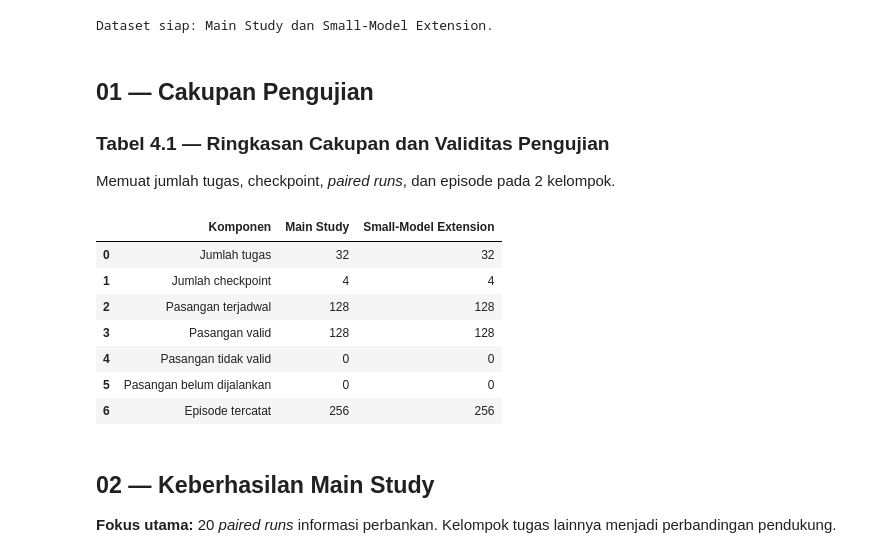
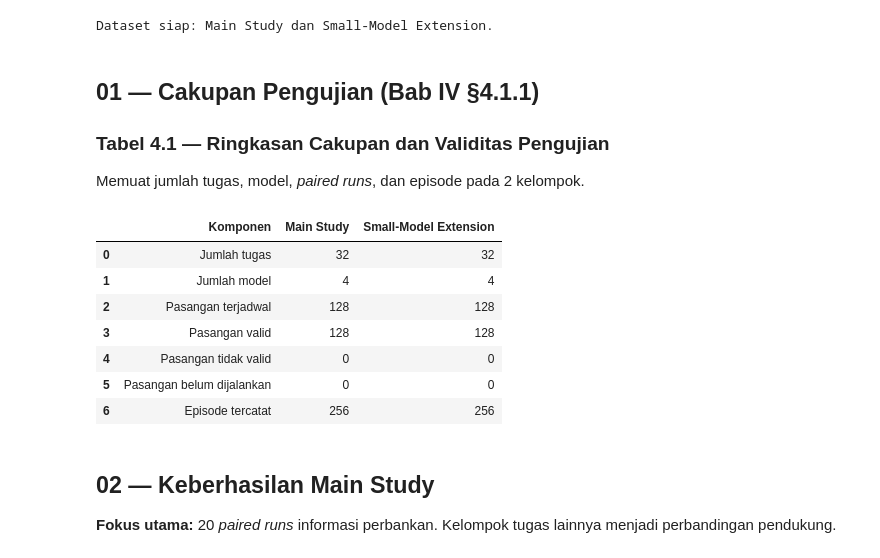
Before and after one commit to WincentCP/cua-constraint-agent, a Jupyter notebook: notebooks/main_analysis.ipynb, the cells around one changed output. Cells and saved outputs as stored; diff of their text form; code cells hidden in the pictures.

```diff
--- a/notebooks/main_analysis.ipynb
+++ b/notebooks/main_analysis.ipynb
@@ -373,11 +369,11 @@ print('Dataset siap: Main Study dan Small-Model Extension.')
 # %% [output]
 Dataset siap: Main Study dan Small-Model Extension.
 # %% [markdown]
-## 01 — Cakupan Pengujian
+## 01 — Cakupan Pengujian (Bab IV §4.1.1)
 
 ### Tabel 4.1 — Ringkasan Cakupan dan Validitas Pengujian
 
-Memuat jumlah tugas, checkpoint, *paired runs*, dan episode pada 2 kelompok.
+Memuat jumlah tugas, model, *paired runs*, dan episode pada 2 kelompok.
 # %%
 from decimal import Decimal, ROUND_HALF_UP
 
@@ -396,35 +392,35 @@ def tampil_tabel(frame, kolom_persen=(), kolom_selisih=(), kolom_desimal=()):
     for kolom in kolom_persen:
         tampilan[kolom] = tampilan[kolom].map(format_persen)
     for kolom in kolom_selisih:
         tampilan[kolom] = tampilan[kolom].map(lambda x: format_persen(x, tanda=True))
     for kolom in kolom_desimal:
         tampilan[kolom] = tampilan[kolom].map(lambda x: f'{Decimal(str(float(x))).quantize(Decimal("0.01"), rounding=ROUND_HALF_UP):+.2f}'.replace('.', ',') if pd.notna(x) else '—')
     display(tampilan.reset_index(drop=True))
 
 
 def simpan_tabel_utama(nama, frame):
     if 'TABEL_UTAMA' not in globals():
         globals()['TABEL_UTAMA'] = {}
     TABEL_UTAMA[nama] = frame.copy()
 
 jumlah_tugas_main = main['valid'].task_id.nunique()
 jumlah_tugas_small = small['valid'].task_id.nunique()
 data_41 = [
     ('Jumlah tugas', jumlah_tugas_main, jumlah_tugas_small),
-    ('Jumlah checkpoint', main['valid'].model_label.nunique(), small['valid'].model_label.nunique()),
+    ('Jumlah model', main['valid'].model_label.nunique(), small['valid'].model_label.nunique()),
     ('Pasangan terjadwal', main['counts']['planned_pairs'], small['counts']['planned_pairs']),
     ('Pasangan valid', main['counts']['valid_pairs'], small['counts']['valid_pairs']),
     ('Pasangan tidak valid', main['counts']['invalid_pairs'], small['counts']['invalid_pairs']),
     ('Pasangan belum dijalankan', main['counts']['not_started_pairs'], small['counts']['not_started_pairs']),
     ('Episode tercatat', main['counts']['episode_records'], small['counts']['episode_records']),
 ]
 tabel_41 = pd.DataFrame(data_41, columns=['Komponen', 'Main Study', 'Small-Model Extension'])
 simpan_tabel_utama('Tabel_4_1', tabel_41)
 tampil_tabel(tabel_41)
 # %% [output]
 |  | Komponen | Main Study | Small-Model Extension |
 | 0 | Jumlah tugas | 32 | 32 |
-| 1 | Jumlah checkpoint | 4 | 4 |
+| 1 | Jumlah model | 4 | 4 |
 | 2 | Pasangan terjadwal | 128 | 128 |
 | 3 | Pasangan valid | 128 | 128 |
 | 4 | Pasangan tidak valid | 0 | 0 |
```
Also changed, not shown: parts of 15 cells of this notebook.
